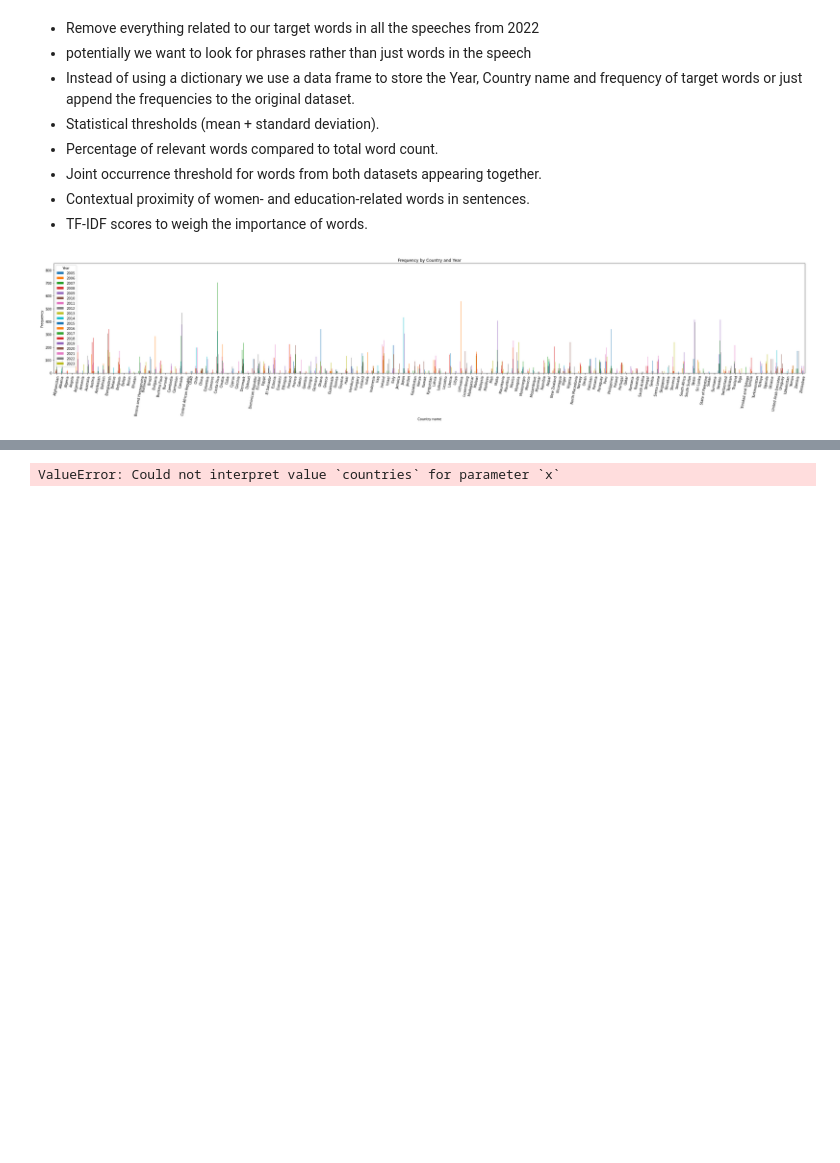
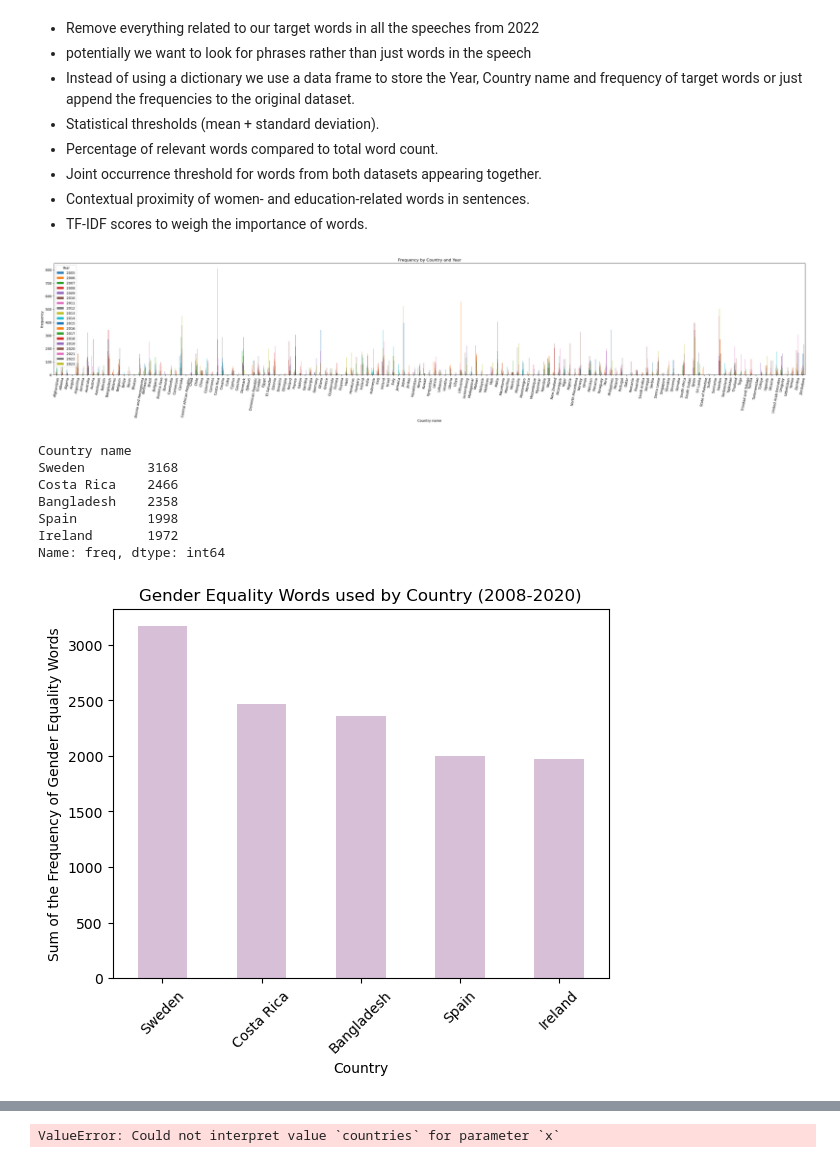
Before and after one commit to KonstantinidouCh/UN-Female-Education, a Jupyter notebook: notebooks/Exploratory Question.ipynb, the cells around one changed output, grey strips where cells are left out. Saved outputs shown, nothing was run; the diff lists cells and outputs as text; code cells hidden in the pictures; blank space fills up the shorter version.

Commit message:
updates plots for the top 5 countries

```diff
--- a/notebooks/Exploratory Question.ipynb
+++ b/notebooks/Exploratory Question.ipynb
@@ -504,23 +504,67 @@ print(target_set_education.intersection(words), target_set_female.intersection(w
 # %%
 # plot the words to visually see if each year has a pattern
 import matplotlib.pyplot as plt
 
-# 3. Arrange data in feature matrix (or vector if just 1 feature) and Target array
+# let's visualize the total data of countries vs frequency of words used in gender equality
 reset_index = final_df.reset_index()
-
 reset_index.groupby(['Country name', 'Year'])['freq'].sum().unstack().plot(kind='bar', figsize=(40, 6))
-
+# plot
 plt.title('Frequency by Country and Year')
 plt.ylabel('Frequency')
 plt.xticks(rotation=80)
 plt.show()
 
-# Use the positional index for x-axis and 'value' column for y-axis
-#plt.scatter(reset_index.index, reset_index['freq'])
-#plt.xlabel('Index')
-#plt.ylabel('Value')
-#plt.show()
+# Let's look at the top countries over a year range that use those words
+# define the range
+start_year = 2008
+end_year = 2020
+# Filter the DataFrame for the specific range of years using the 'Year' column
+df_range = final_df[final_df['Year'].between(start_year, end_year)]
+# Sum the word frequencies for all words to get total word frequency per country
+df_country_word1 = df_range.groupby('Country name')['freq'].sum()
+df_top5 = df_country_word1.sort_values(ascending=False).head(5)
+# View the result
+print(df_top5)
+# Plot the sum of 'freq' for each country in the selected year range
+df_top5.plot(kind='bar', color='thistle')
 
-# maybe a heat map will be better?
+# Add labels and title
+plt.title(f'Gender Equality Words used by Country ({start_year}-{end_year})')
+plt.xlabel('Country')
+plt.ylabel('Sum of the Frequency of Gender Equality Words')
+plt.xticks(rotation=45)
+plt.show()
+
+
+# Another option here is to plot the freq of words used over that year range
+# Step 6: Filter the original DataFrame to only include rows for the top 5 countries
+top_countries = df_country_word1.sort_values(ascending=False).head(5).index
+df_top_countries = df_range[df_range['Country name'].isin(top_countries)]
+
+# Step 7: Group by both 'Country' and 'Year', summing the 'word1' frequency
+df_grouped = df_top_countries.groupby(['Country name', 'Year']).agg({'freq': 'sum'}).reset_index()
+
+# Step 7: Pivot the data for easier plotting (Country vs. Year for 'word1' frequency)
+df_pivot = df_grouped.pivot(index='Year', columns='Country name', values='freq')
+
+# Step 8: Plot the frequencies of 'word1' over time for the top 5 countries
+df_pivot.plot(kind='line', marker='o')
+
+# Add labels and title
+plt.title(f'Gender Equality Words Used Over Time for Top 5 Countries ({start_year}-{end_year})')
+plt.xlabel('Year')
+plt.ylabel('Gender Equality Words Frequency')
+plt.xticks(rotation=45)
+
+# Show the plot
+plt.show()
 # %% [output]
-[figure, old version]
+[figure, new version]
+Country name
+Sweden        3168
+Costa Rica    2466
+Bangladesh    2358
+Spain         1998
+Ireland       1972
+Name: freq, dtype: int64
+[figure, added]
```
Also changed, not shown: parts of 1 cell of this notebook.
